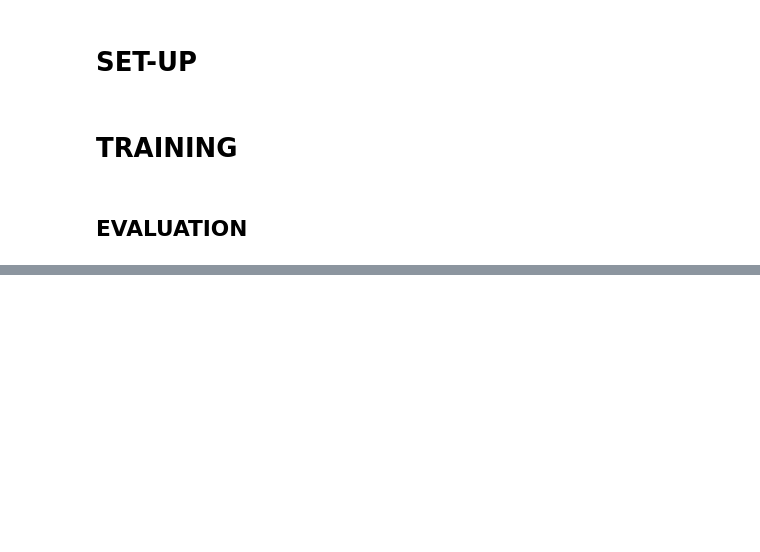
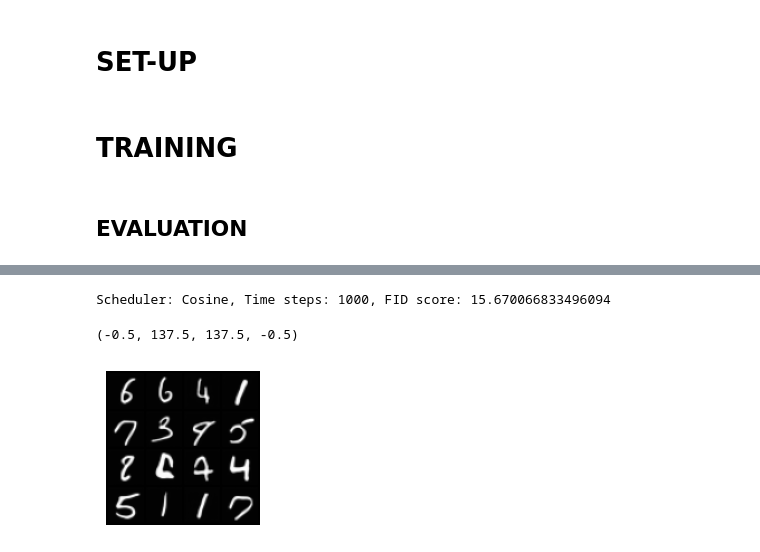
Before and after one commit to LeoItaly/DDPM-DL, a Jupyter notebook: Samer/DDPM_transf.ipynb, the cells around one changed output, grey strips where cells are left out. Cells and saved outputs as stored; diff of their text form; code cells hidden in the pictures; blank space fills up the shorter version.

```diff
--- a/Samer/DDPM_transf.ipynb
+++ b/Samer/DDPM_transf.ipynb
@@ -696,0 +702,10 @@ plt.show()
+# %%
+model = UNet(t_emb_dim=256).to(device)
+criterion = nn.MSELoss()
+optimizer = optim.Adam(model.parameters(), lr=0.0001)
+
+num_epochs = 20
+time_steps = 1000
+
+scheduler = Cosine_Variance_Scheduler(time_steps=time_steps)
+training_loss, test_loss = train(model, criterion, optimizer, scheduler, num_epochs)
@@ -696,0 +726,39 @@ plt.show()
+# %%
+sampled_imgs, _ = scheduler.ddpm_sampling(model=model, num_samples=16, channels=1, img_size=32)
+
+# Resize images from 32x32 to 28x28 using PyTorch
+sampled_imgs_resized = F.interpolate(sampled_imgs, size=(28, 28), mode='bilinear', align_corners=False)
+
+# Process resized images
+sampled_imgs_np = sampled_imgs_resized.cpu().numpy()  # Convert to NumPy array
+sampled_imgs_np = (sampled_imgs_np * 0.5) + 0.5       # Denormalize to [0, 1]
+sampled_imgs_np = np.clip(sampled_imgs_np, 0, 1)      # Ensure values are within [0, 1]
+sampled_imgs_np = np.transpose(sampled_imgs_np, (0, 2, 3, 1))  # Shape: (N, 28, 28, 1)
+
+# Convert to TensorFlow tensor
+sampled_imgs_tf = tf.convert_to_tensor(sampled_imgs_np, dtype=tf.float32)
+
+mnist_images_tf = load_mnist()
+
+# Compute activations for real MNIST images
+activations_real = compute_activations(mnist_images_tf, num_batches=1, classifier_fn=classifier_fn)
+
+# Compute activations for generated images
+activations_fake = compute_activations(sampled_imgs_tf, num_batches=1, classifier_fn=classifier_fn)
+
+# Compute FID
+fid = tfgan.eval.frechet_classifier_distance_from_activations(activations_real, activations_fake)
+
+# print(f"FID: {fid.numpy()}")
+# fid_scores[scheduler_name].append(fid.numpy())
+# print(f'Scheduler: {scheduler_name}, FID score: {fid.numpy()}')
+print(f'Scheduler: Cosine, Time steps: 1000, FID score: {fid.numpy()}')
+
+grid = make_grid(sampled_imgs.detach().cpu(), nrow=4, normalize=True)
+plt.figure(figsize=(12, 2))
+plt.imshow(grid.permute(1, 2, 0), cmap='gray')
+plt.axis(False)
+# %% [output]
+Scheduler: Cosine, Time steps: 1000, FID score: 15.670066833496094
+(-0.5, 137.5, 137.5, -0.5)
+[figure, added]
```
Also changed, not shown: parts of 10 cells of this notebook.
